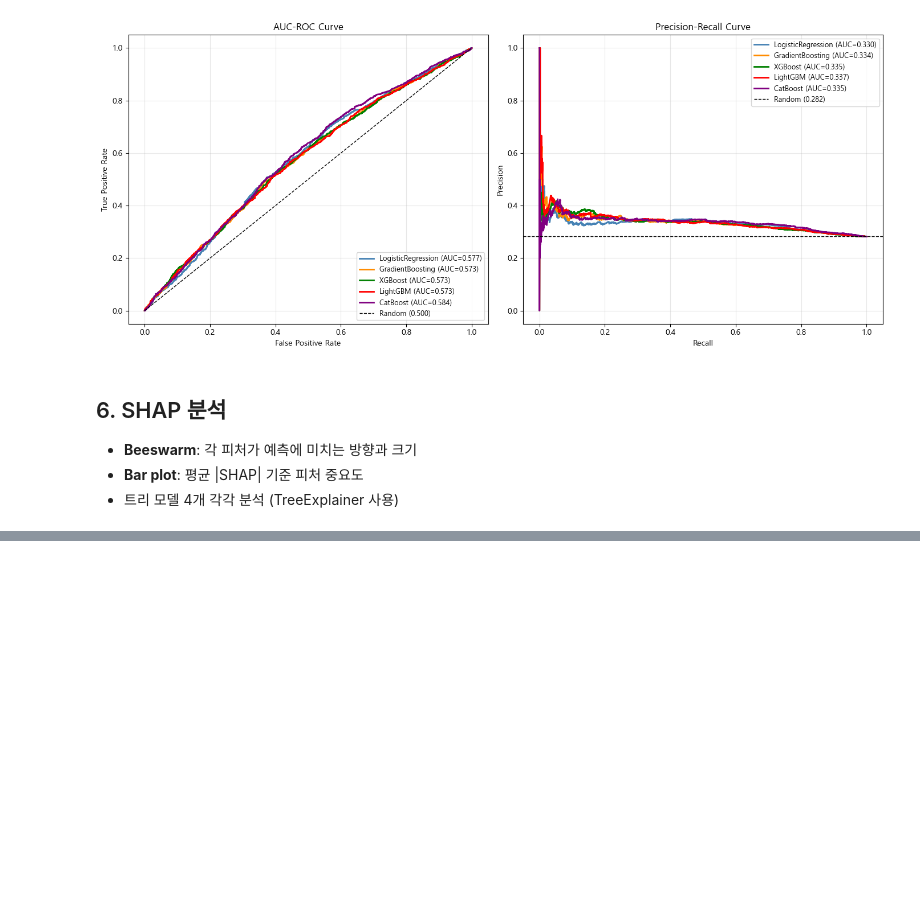
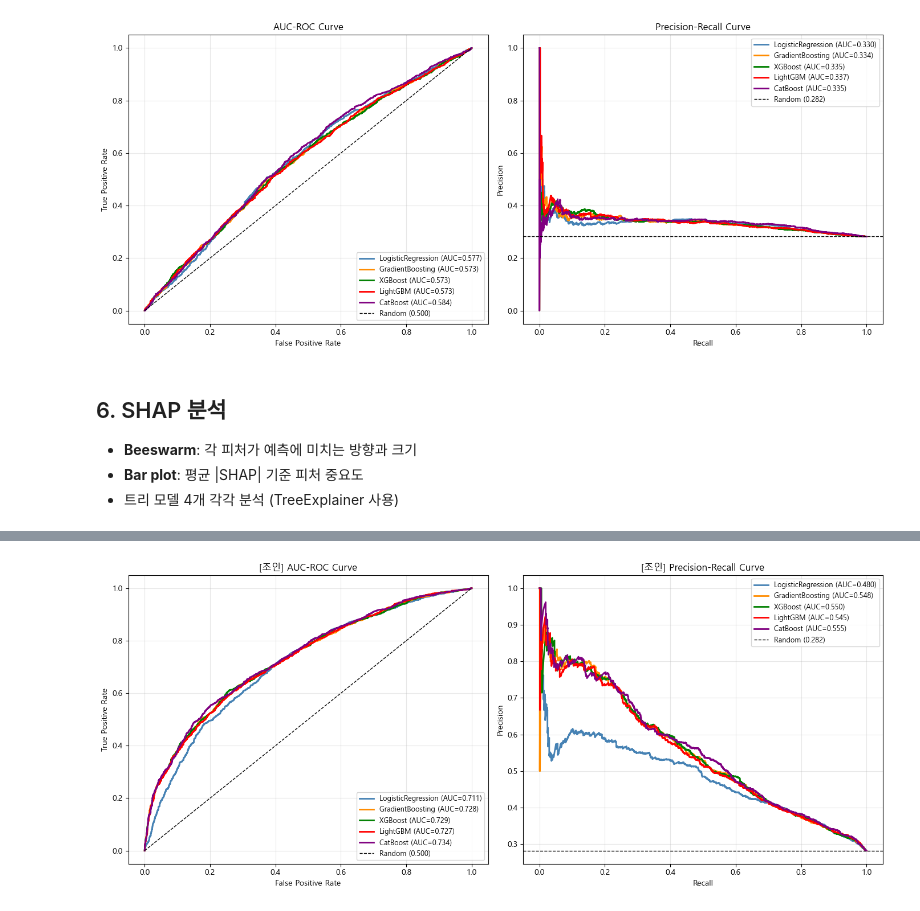
Before and after one commit to ingyeom-park/OTT_Churn_Modeling_AX, a Jupyter notebook: kim.nahyun/베이스라인.ipynb, the cells around one changed output, grey strips where cells are left out. Cells and saved outputs as stored; diff of their text form; code cells hidden in the pictures; blank space fills up the shorter version.

```diff
--- a/kim.nahyun/베이스라인.ipynb
+++ b/kim.nahyun/베이스라인.ipynb
@@ -409,0 +497,16 @@ InvalidIndexError: (slice(None, None, None), 8)
+# %%
+# ── 최종 데이터셋: Membership(기준) + 집계 피처 조인 ─────────────────
+mem_cols = ['USER_NUM', 'product_code', 'price', 'billing_method', 'max_screen',
+            'is_promotion', 'is_churn_prevented', 'payment_device',
+            'is_user_verified', 'gender', 'age', 'reg_hour', 'churn']
+
+final_df = mem[mem_cols].merge(vh_agg, on='USER_NUM', how='left')
+
+# 시청 이력 없는 유저 → 0
+view_cols = [c for c in final_df.columns if c not in mem_cols]
+final_df[view_cols] = final_df[view_cols].fillna(0)
+
+print(f'최종 데이터: {final_df.shape}  (유저 1명 = 1행)')
+print(f'시청 이력 있는 유저: {(final_df["total_watch_count"] > 0).sum()}명')
+print(f'시청 이력 없는 유저: {(final_df["total_watch_count"] == 0).sum()}명')
+final_df.head(3)
@@ -409,0 +627,38 @@ InvalidIndexError: (slice(None, None, None), 8)
+# %%
+# ── ROC / PR 커브 ────────────────────────────────────────────────────
+j_model_probas = {
+    'LogisticRegression': lr2.predict_proba(Xj_test_sc)[:, 1],
+    'GradientBoosting':   gb2.predict_proba(Xj_test)[:, 1],
+    'XGBoost':            xgb2.predict_proba(Xj_test)[:, 1],
+    'LightGBM':           lgb2.predict_proba(Xj_test)[:, 1],
+    'CatBoost':           cat2.predict_proba(Xj_test)[:, 1],
+}
+colors = ['steelblue', 'darkorange', 'green', 'red', 'purple']
+
+fig, axes = plt.subplots(1, 2, figsize=(14, 6))
+
+for (name, proba), color in zip(j_model_probas.items(), colors):
+    fpr, tpr, _ = roc_curve(yj_test, proba)
+    axes[0].plot(fpr, tpr, color=color, lw=2, label=f'{name} (AUC={auc(fpr, tpr):.3f})')
+axes[0].plot([0, 1], [0, 1], 'k--', lw=1, label='Random (0.500)')
+axes[0].set_xlabel('False Positive Rate')
+axes[0].set_ylabel('True Positive Rate')
+axes[0].set_title('[조인] AUC-ROC Curve')
+axes[0].legend(loc='lower right', fontsize=9)
+axes[0].grid(alpha=0.3)
+
+baseline_p = yj_test.mean()
+for (name, proba), color in zip(j_model_probas.items(), colors):
+    precision, recall, _ = precision_recall_curve(yj_test, proba)
+    axes[1].plot(recall, precision, color=color, lw=2, label=f'{name} (AUC={auc(recall, precision):.3f})')
+axes[1].axhline(y=baseline_p, color='k', linestyle='--', lw=1, label=f'Random ({baseline_p:.3f})')
+axes[1].set_xlabel('Recall')
+axes[1].set_ylabel('Precision')
+axes[1].set_title('[조인] Precision-Recall Curve')
+axes[1].legend(loc='upper right', fontsize=9)
+axes[1].grid(alpha=0.3)
+
+plt.tight_layout()
+plt.show()
+# %% [output]
+[figure, added]
```
Also changed, not shown: parts of 18 cells of this notebook, 5 other files.
